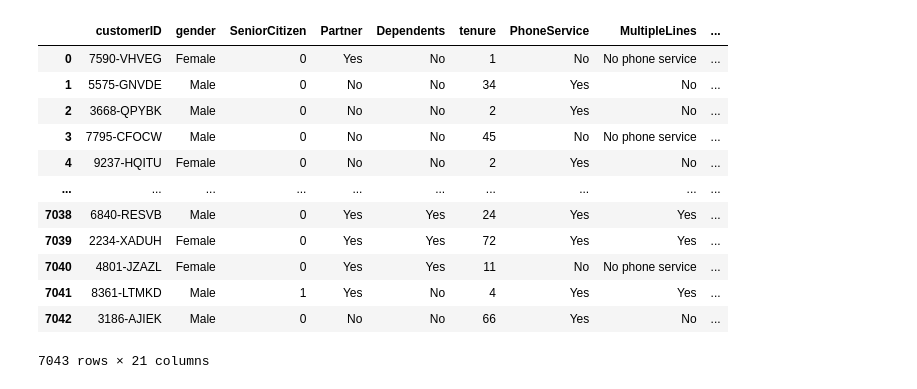
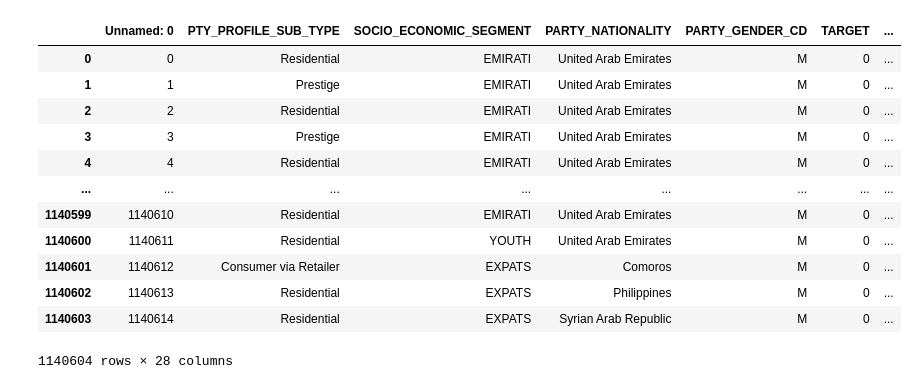
Before and after one commit to new-superuser-alt9193/DeepLearning, a Jupyter notebook: crisp_dm/data_preparation/onehot_encoder.ipynb, the cells around one changed output. Cells and saved outputs as stored; diff of their text form; code cells hidden in the pictures.

```diff
--- a/crisp_dm/data_preparation/onehot_encoder.ipynb
+++ b/crisp_dm/data_preparation/onehot_encoder.ipynb
@@ -8,17 +6,17 @@ from dataprep.eda import create_report
 # %%
-df = pd.read_csv('../../data/WA_Fn-UseC_-Telco-Customer-Churn.csv')
+df = pd.read_csv('../../data/telecom_churn_me.csv')
 df
 # %% [output]
-|  | customerID | gender | SeniorCitizen | Partner | Dependents | tenure | PhoneService | MultipleLines | ... |
-| 0 | 7590-VHVEG | Female | 0 | Yes | No | 1 | No | No phone service | ... |
-| 1 | 5575-GNVDE | Male | 0 | No | No | 34 | Yes | No | ... |
-| 2 | 3668-QPYBK | Male | 0 | No | No | 2 | Yes | No | ... |
-| 3 | 7795-CFOCW | Male | 0 | No | No | 45 | No | No phone service | ... |
-| 4 | 9237-HQITU | Female | 0 | No | No | 2 | Yes | No | ... |
-| ... | ... | ... | ... | ... | ... | ... | ... | ... | ... |
-| 7038 | 6840-RESVB | Male | 0 | Yes | Yes | 24 | Yes | Yes | ... |
-| 7039 | 2234-XADUH | Female | 0 | Yes | Yes | 72 | Yes | Yes | ... |
-| 7040 | 4801-JZAZL | Female | 0 | Yes | Yes | 11 | No | No phone service | ... |
-| 7041 | 8361-LTMKD | Male | 1 | Yes | No | 4 | Yes | Yes | ... |
-| 7042 | 3186-AJIEK | Male | 0 | No | No | 66 | Yes | No | ... |
+|  | Unnamed: 0 | PTY_PROFILE_SUB_TYPE | SOCIO_ECONOMIC_SEGMENT | PARTY_NATIONALITY | PARTY_GENDER_CD | TARGET | ... |
+| 0 | 0 | Residential | EMIRATI | United Arab Emirates | M | 0 | ... |
+| 1 | 1 | Prestige | EMIRATI | United Arab Emirates | M | 0 | ... |
+| 2 | 2 | Residential | EMIRATI | United Arab Emirates | M | 0 | ... |
+| 3 | 3 | Prestige | EMIRATI | United Arab Emirates | M | 0 | ... |
+| 4 | 4 | Residential | EMIRATI | United Arab Emirates | M | 0 | ... |
+| ... | ... | ... | ... | ... | ... | ... | ... |
+| 1140599 | 1140610 | Residential | EMIRATI | United Arab Emirates | M | 0 | ... |
+| 1140600 | 1140611 | Residential | YOUTH | United Arab Emirates | M | 0 | ... |
+| 1140601 | 1140612 | Consumer via Retailer | EXPATS | Comoros | M | 0 | ... |
+| 1140602 | 1140613 | Residential | EXPATS | Philippines | M | 0 | ... |
+| 1140603 | 1140614 | Residential | EXPATS | Syrian Arab Republic | M | 0 | ... |
-7043 rows × 21 columns
+1140604 rows × 28 columns
```
Also changed, not shown: parts of 9 cells of this notebook, 1 other file.
